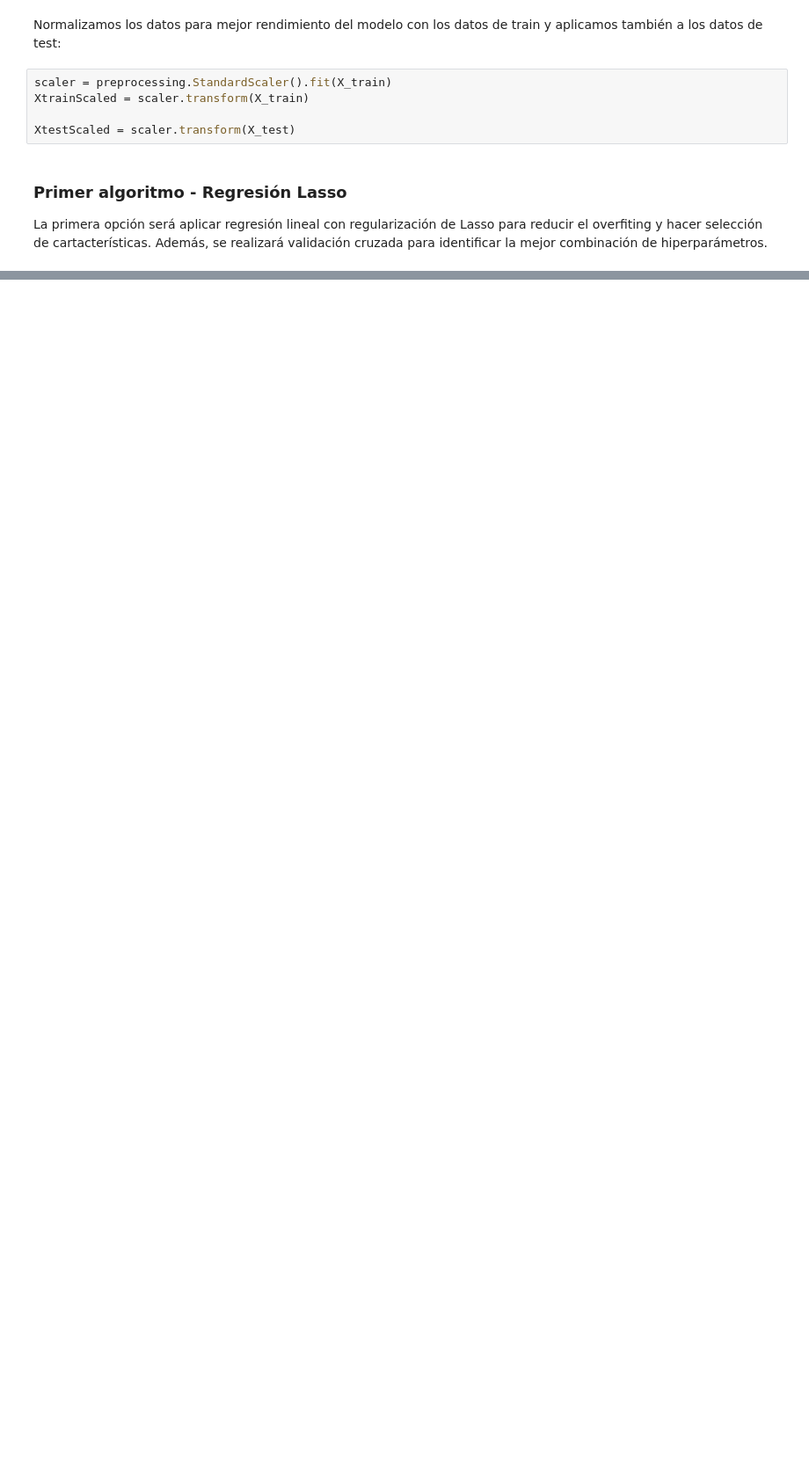
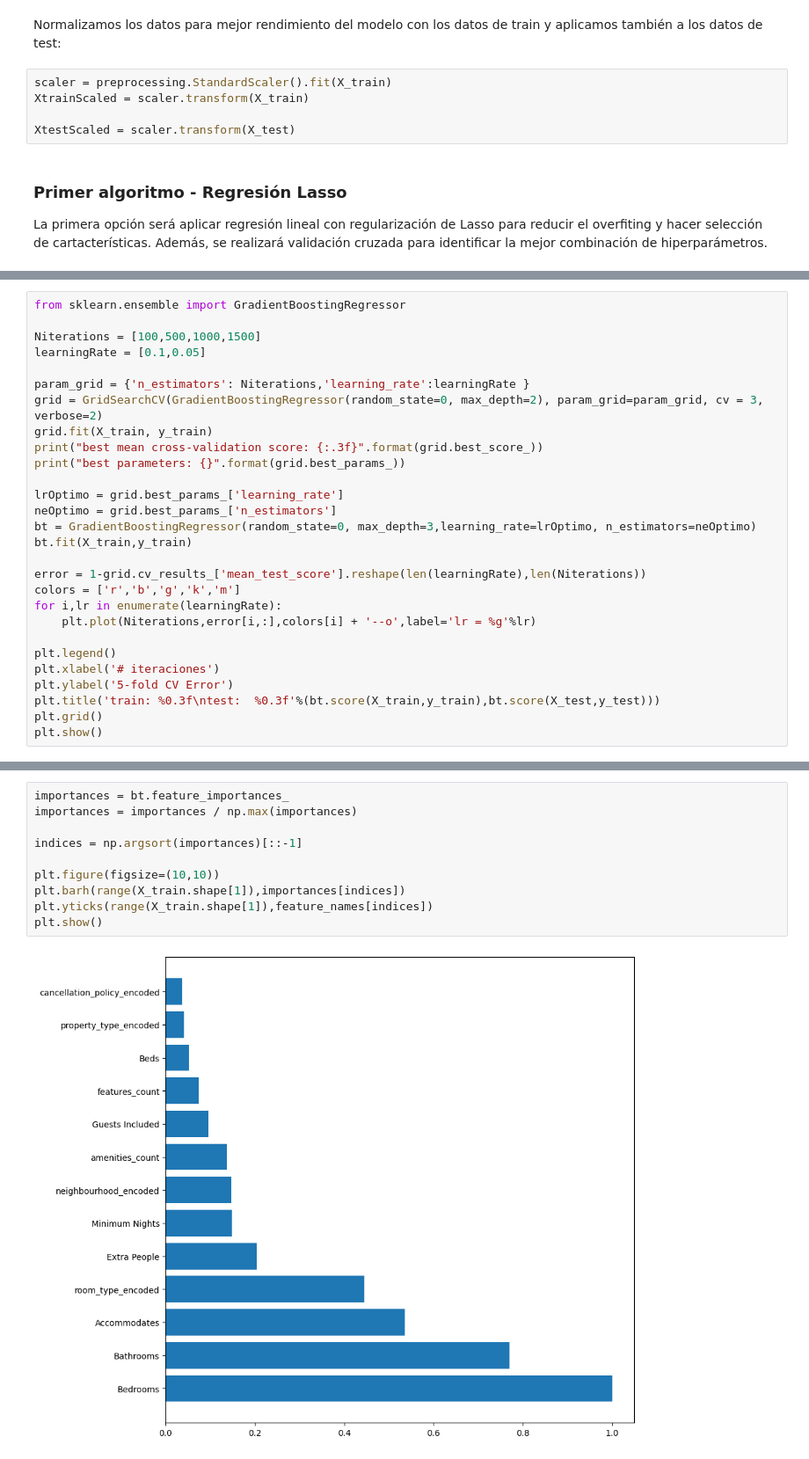
Before and after one commit to jaimegonzalezc/KC-Practica-MachineLearning, a Jupyter notebook: practicaML_2.ipynb, the cells around one changed output, grey strips where cells are left out. Shown at 88% size. Drawn from its saved outputs; the diff is of its cells as text; blank space fills up the shorter version.

```diff
--- a/practicaML_2.ipynb
+++ b/practicaML_2.ipynb
@@ -656,0 +695,28 @@ best parameters: {'alpha': 0.00615848211066026}
+# %%
+from sklearn.ensemble import GradientBoostingRegressor
+
+Niterations = [100,500,1000,1500]
+learningRate = [0.1,0.05]
+
+param_grid = {'n_estimators': Niterations,'learning_rate':learningRate }
+grid = GridSearchCV(GradientBoostingRegressor(random_state=0, max_depth=2), param_grid=param_grid, cv = 3, verbose=2)
+grid.fit(X_train, y_train)
+print("best mean cross-validation score: {:.3f}".format(grid.best_score_))
+print("best parameters: {}".format(grid.best_params_))
+
+lrOptimo = grid.best_params_['learning_rate']
+neOptimo = grid.best_params_['n_estimators']
+bt = GradientBoostingRegressor(random_state=0, max_depth=3,learning_rate=lrOptimo, n_estimators=neOptimo)
+bt.fit(X_train,y_train)
+
+error = 1-grid.cv_results_['mean_test_score'].reshape(len(learningRate),len(Niterations))
+colors = ['r','b','g','k','m']
+for i,lr in enumerate(learningRate):
+    plt.plot(Niterations,error[i,:],colors[i] + '--o',label='lr = %g'%lr)
+
+plt.legend()
+plt.xlabel('# iteraciones')
+plt.ylabel('5-fold CV Error')
+plt.title('train: %0.3f\ntest:  %0.3f'%(bt.score(X_train,y_train),bt.score(X_test,y_test)))
+plt.grid()
+plt.show()
@@ -656,0 +741,12 @@ best parameters: {'alpha': 0.00615848211066026}
+# %%
+importances = bt.feature_importances_
+importances = importances / np.max(importances)
+
+indices = np.argsort(importances)[::-1]
+
+plt.figure(figsize=(10,10))
+plt.barh(range(X_train.shape[1]),importances[indices])
+plt.yticks(range(X_train.shape[1]),feature_names[indices])
+plt.show()
+# %% [output]
+[figure, added]
```
Also changed, not shown: parts of 34 cells of this notebook.
